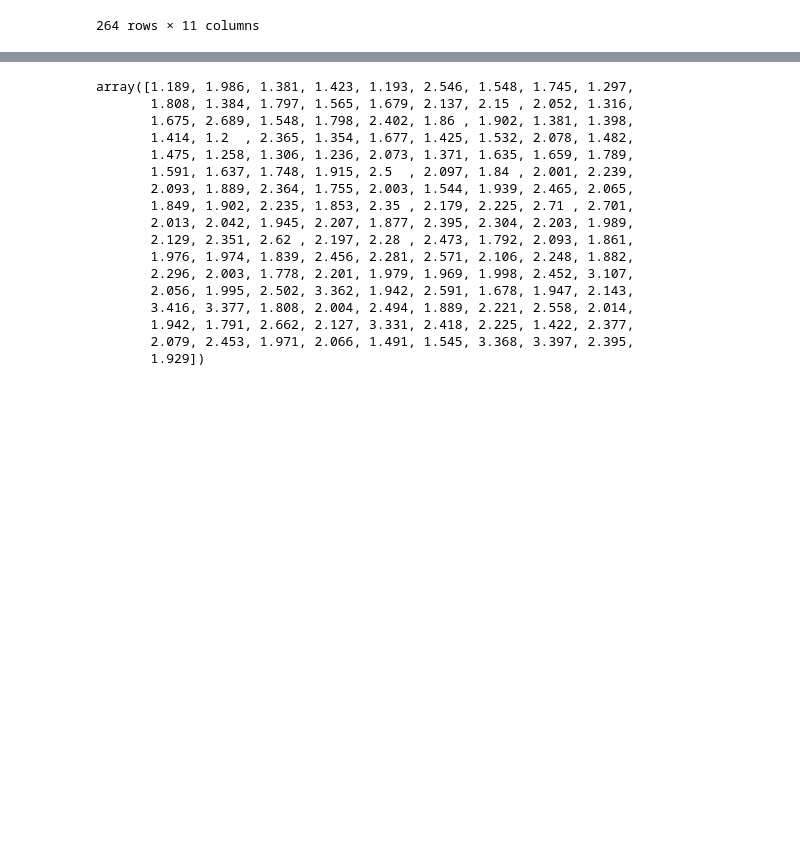
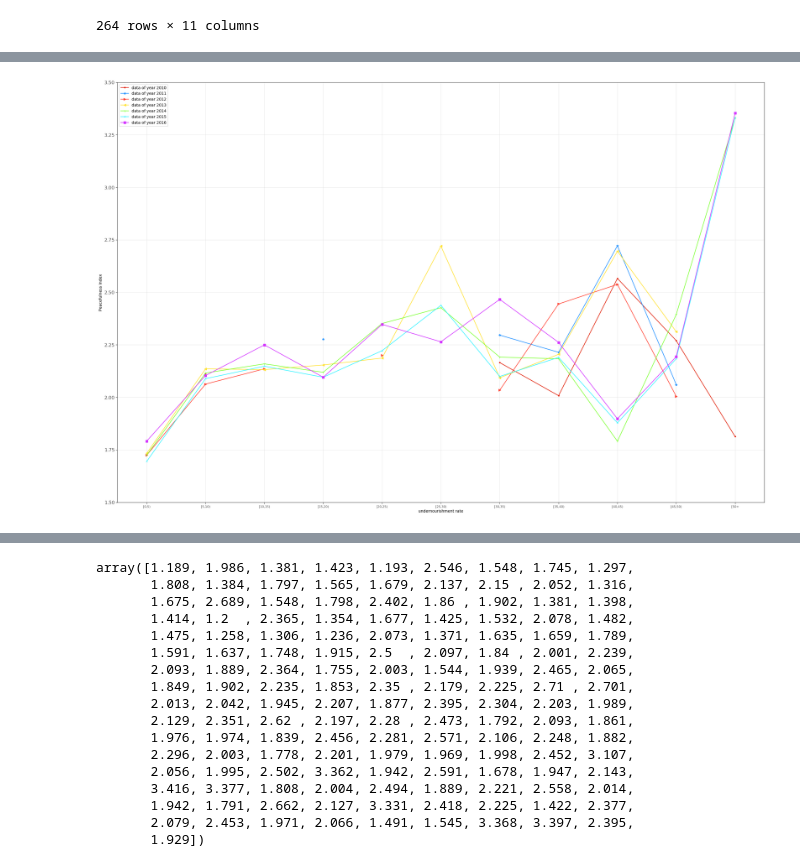
Before and after one commit to winwowin/Final_Project, a Jupyter notebook: 590PR_Final_WinYaoPhil.ipynb, the cells around one changed output, grey strips where cells are left out. Saved outputs shown, nothing was run; the diff lists cells and outputs as text; code cells hidden in the pictures; blank space fills up the shorter version.

Commit message:
Catergory plot

```diff
--- a/590PR_Final_WinYaoPhil.ipynb
+++ b/590PR_Final_WinYaoPhil.ipynb
@@ -412,7 +379,6 @@ import matplotlib.pyplot as plt
 def Analysis_first_two_level(df_new_hunger, gpi):
     df_level1 = pd.merge(df_new_hunger, gpi, on = 'Country', how='inner')
     df_level1 = df_level1.drop_duplicates(keep='first', inplace=False)
-    plt.figure(figsize = (30,15), dpi=100)
     x_list = []
     y_list = []
     item = [['undernourishment_rate_2010','pi_2010'],['undernourishment_rate_2011','pi_2011'],
@@ -420,7 +386,7 @@ def Analysis_first_two_level(df_new_hunger, gpi):
               ['undernourishment_rate_2014','pi_2014'],['undernourishment_rate_2015','pi_2015'],
               ['undernourishment_rate_2016','pi_2016']]
     for i in item:
-        df = df_steal[i]
+        df = df_level1[i]
         dd = df.sort_values(by=i[0], ascending=True)
         x = np.asarray(dd[i[0]])
         y = np.asarray(dd[i[1]])
@@ -430,15 +396,4 @@ def Analysis_first_two_level(df_new_hunger, gpi):
                 new_y = np.delete(y,j)
         x_list.append(new_x)
         y_list.append(new_y)
-    marker = ['.','*','>','<','1','2','s']
-    color = ['#E11B00', '#1E90FF','#FF4233','#FFE333','#7EFF33','#33F4FF','#D433FF']
-    for f in range(len(x_list)):
-        plt.plot(x_list[f],y_list[f],label = 'data of year '+item[f][1][-4:], marker = marker[f],color = color[f])
-    plt.xlabel('undernourishment rate')
-    plt.ylabel('Peacefulness Index')
-    plt.ylim(1,4)
-    plt.xticks(fontsize = 8, horizontalalignment = 'center', alpha = .7)
-    plt.yticks(fontsize = 12, alpha = .7)
-    plt.grid(axis='both',alpha = .3)
-    plt.legend()
-    plt.show()
+    return x_list, y_list
@@ -445,2 +421,2 @@ def Analysis_first_two_level(df_new_hunger, gpi):
 # %%
-Analysis_first_two_level(df_new_hunger, gpi)
+x_list, y_list = Analysis_first_two_level(df_new_hunger, gpi)
@@ -455,3 +493,7 @@ x.shape
+# %%
+plot_cat(x_list, y_list)
+# %% [output]
+[figure, added]
 # %%
 j = [['undernourishment_rate_2010','pi_2010'],'undernourishment_rate_2011',
               'undernourishment_rate_2012','undernourishment_rate_2013',
```
Also changed, not shown: parts of 13 cells of this notebook.
